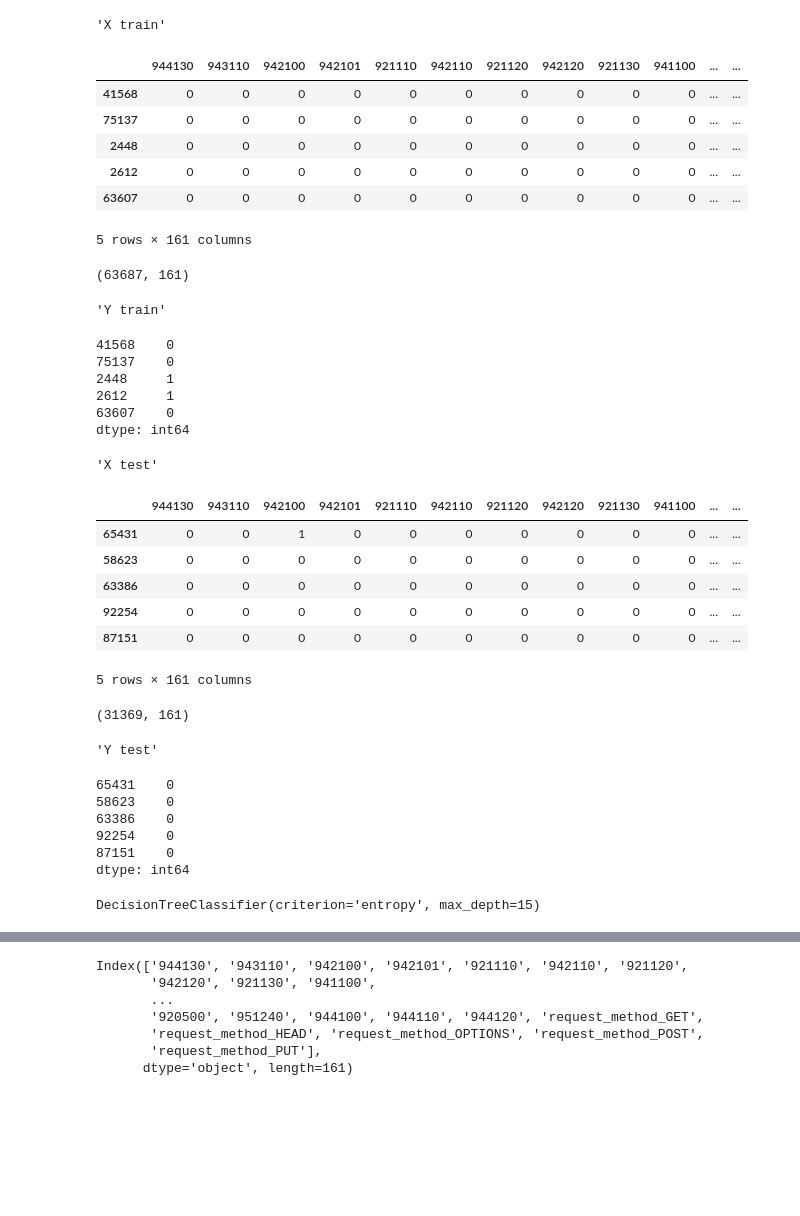
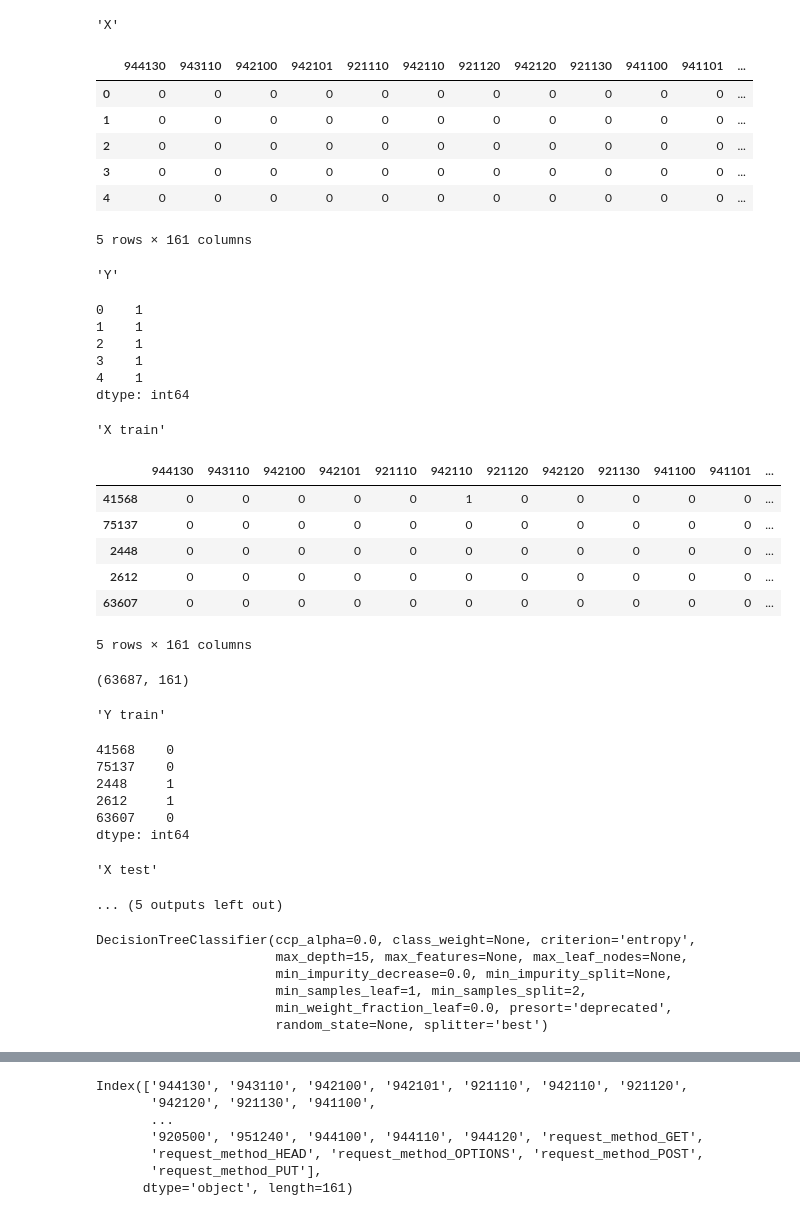
Before and after one commit to ngoctint1lvc/waf, a Jupyter notebook: ml-model/train.ipynb, the cells around one changed output, grey strips where cells are left out. Cells and saved outputs as stored; diff of their text form; code cells hidden in the pictures; blank space fills up the shorter version.

```diff
--- a/ml-model/train.ipynb
+++ b/ml-model/train.ipynb
@@ -18,7 +31,8 @@ def load_mongo_collection(filename):
     return collection
 
 attack_log = load_mongo_collection("./csic_attack_log.json") + load_mongo_collection("./modsec_attack_log.json")
-normal_log = load_mongo_collection("./csic_normal_log.json") + load_mongo_collection("./my_normal_log.json")
+normal_log = load_mongo_collection("./my_normal_log.json")
+# normal_log = load_mongo_collection("./csic_normal_log.json") + load_mongo_collection("./my_normal_log.json")
 
 # collect all available rules
 all_rules = set()
@@ -30,6 +44,7 @@ for item in normal_log:
 
 display(len(all_rules), list(all_rules)[:10])
 
+random.seed(1)
 normal_log = random.sample(normal_log, len(attack_log)*3)
 
 display(len(attack_log), len(normal_log))
@@ -81,65 +96,72 @@ def transform_log_item(item):
 
     for rule_id in map(lambda x: x["id"], item.get("matched_rules")):
         transformed_data[str(rule_id)] = 1
 
     return transformed_data
 
 cleaned_attack_log = [transform_log_item(x) for x in attack_log]
 cleaned_normal_log = [transform_log_item(x) for x in normal_log]
 
 X = pd.DataFrame(cleaned_attack_log + cleaned_normal_log)
 # convert request_method using one hot encoding
 temp = pd.get_dummies(X["request_method"], prefix="request_method")
 X = pd.concat([X, temp], axis=1).drop(["request_method"], axis=1)
 
 Y = pd.Series([1]*len(cleaned_attack_log) + [0]*len(cleaned_normal_log))
 
+display("X")
+display(X.head())
+
+display("Y")
+display(Y.head())
+
 X_train, X_test, Y_train, Y_test = train_test_split(X, Y, test_size=0.33, random_state=1)
 
 display("X train")
 display(X_train.head(), X_train.shape)
 
 display("Y train")
 display(Y_train.head())
 
 display("X test")
 display(X_test.head(), X_test.shape)
 
 display("Y test")
 display(Y_test.head())
 # %% [output]
-'X train'
+'X'
-|  | 944130 | 943110 | 942100 | 942101 | 921110 | 942110 | 921120 | 942120 | 921130 | 941100 | ... | ... |
-| 41568 | 0 | 0 | 0 | 0 | 0 | 0 | 0 | 0 | 0 | 0 | ... | ... |
-| 75137 | 0 | 0 | 0 | 0 | 0 | 0 | 0 | 0 | 0 | 0 | ... | ... |
-| 2448 | 0 | 0 | 0 | 0 | 0 | 0 | 0 | 0 | 0 | 0 | ... | ... |
-| 2612 | 0 | 0 | 0 | 0 | 0 | 0 | 0 | 0 | 0 | 0 | ... | ... |
-| 63607 | 0 | 0 | 0 | 0 | 0 | 0 | 0 | 0 | 0 | 0 | ... | ... |
+|  | 944130 | 943110 | 942100 | 942101 | 921110 | 942110 | 921120 | 942120 | 921130 | 941100 | 941101 | ... |
+| 0 | 0 | 0 | 0 | 0 | 0 | 0 | 0 | 0 | 0 | 0 | 0 | ... |
+| 1 | 0 | 0 | 0 | 0 | 0 | 0 | 0 | 0 | 0 | 0 | 0 | ... |
+| 2 | 0 | 0 | 0 | 0 | 0 | 0 | 0 | 0 | 0 | 0 | 0 | ... |
+| 3 | 0 | 0 | 0 | 0 | 0 | 0 | 0 | 0 | 0 | 0 | 0 | ... |
+| 4 | 0 | 0 | 0 | 0 | 0 | 0 | 0 | 0 | 0 | 0 | 0 | ... |
 5 rows × 161 columns
-(63687, 161)
+'Y'
-'Y train'
+0    1
+1    1
+2    1
+3    1
+4    1
+dtype: int64
-41568    0
-75137    0
-2448     1
-2612     1
-63607    0
-dtype: int64
+'X train'
+|  | 944130 | 943110 | 942100 | 942101 | 921110 | 942110 | 921120 | 942120 | 921130 | 941100 | 941101 | ... |
+| 41568 | 0 | 0 | 0 | 0 | 0 | 1 | 0 | 0 | 0 | 0 | 0 | ... |
+| 75137 | 0 | 0 | 0 | 0 | 0 | 0 | 0 | 0 | 0 | 0 | 0 | ... |
+| 2448 | 0 | 0 | 0 | 0 | 0 | 0 | 0 | 0 | 0 | 0 | 0 | ... |
+| 2612 | 0 | 0 | 0 | 0 | 0 | 0 | 0 | 0 | 0 | 0 | 0 | ... |
+| 63607 | 0 | 0 | 0 | 0 | 0 | 0 | 0 | 0 | 0 | 0 | 0 | ... |
-'X test'
+5 rows × 161 columns
-|  | 944130 | 943110 | 942100 | 942101 | 921110 | 942110 | 921120 | 942120 | 921130 | 941100 | ... | ... |
-| 65431 | 0 | 0 | 1 | 0 | 0 | 0 | 0 | 0 | 0 | 0 | ... | ... |
-| 58623 | 0 | 0 | 0 | 0 | 0 | 0 | 0 | 0 | 0 | 0 | ... | ... |
-| 63386 | 0 | 0 | 0 | 0 | 0 | 0 | 0 | 0 | 0 | 0 | ... | ... |
-| 92254 | 0 | 0 | 0 | 0 | 0 | 0 | 0 | 0 | 0 | 0 | ... | ... |
-| 87151 | 0 | 0 | 0 | 0 | 0 | 0 | 0 | 0 | 0 | 0 | ... | ... |
-5 rows × 161 columns
+(63687, 161)
-(31369, 161)
+'Y train'
-'Y test'
+41568    0
+75137    0
+2448     1
+2612     1
+63607    0
+dtype: int64
-65431    0
-58623    0
-63386    0
-92254    0
-87151    0
-dtype: int64
+'X test'
+... (5 outputs left out)
 # %%
 from sklearn.tree import DecisionTreeClassifier
 
@@ -147,7 +169,12 @@ tree_clf = DecisionTreeClassifier(criterion="entropy", max_depth=15)
 
 tree_clf.fit(X_train, Y_train)
 # %% [output]
-DecisionTreeClassifier(criterion='entropy', max_depth=15)
+DecisionTreeClassifier(ccp_alpha=0.0, class_weight=None, criterion='entropy',
+                       max_depth=15, max_features=None, max_leaf_nodes=None,
+                       min_impurity_decrease=0.0, min_impurity_split=None,
+                       min_samples_leaf=1, min_samples_split=2,
+                       min_weight_fraction_leaf=0.0, presort='deprecated',
+                       random_state=None, splitter='best')
 # %%
 from sklearn.tree import export_graphviz
 from subprocess import check_call
```
Also changed, not shown: parts of 8 cells of this notebook, 23 other files.
